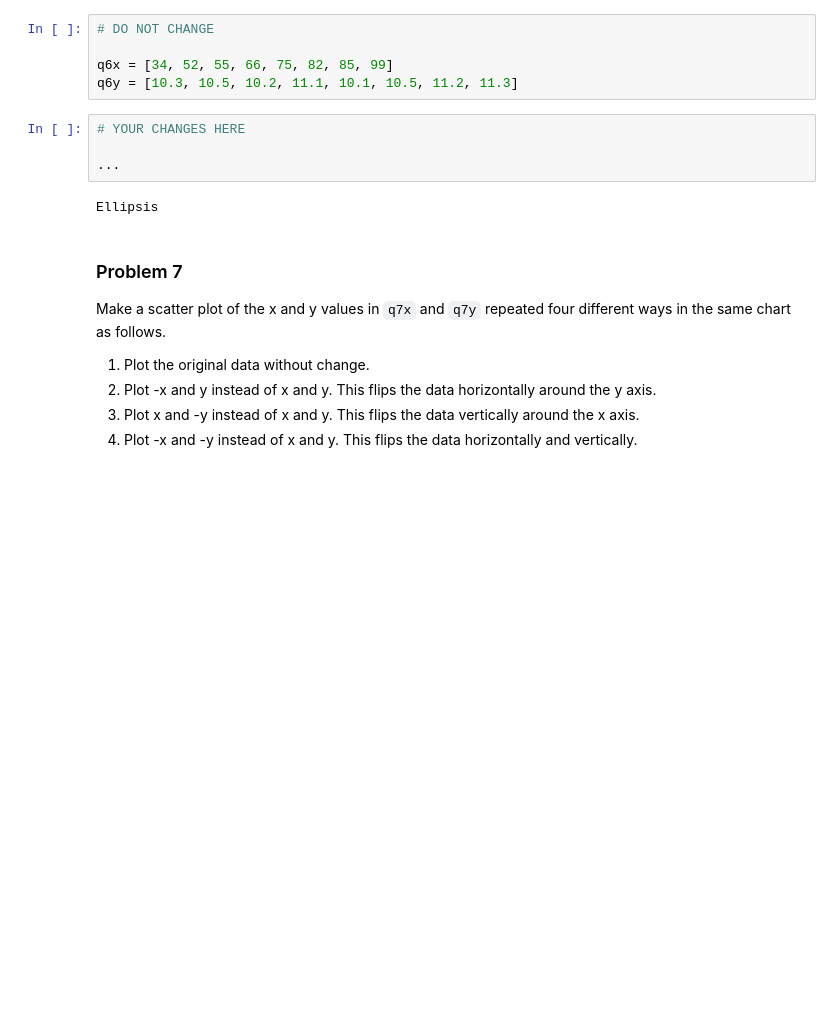
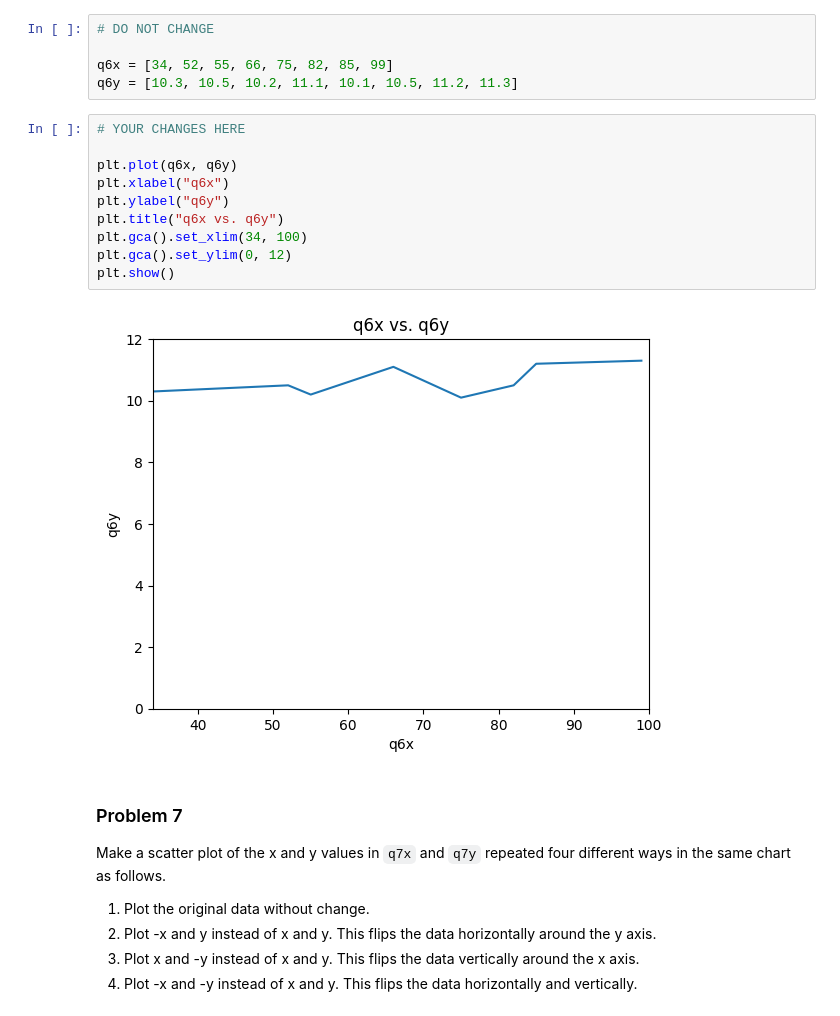
Before and after one commit to alyssantran/dx602-homework-05, a Jupyter notebook: homework.ipynb, the cells around one changed output. Drawn from its saved outputs; the diff is of its cells as text; blank space fills up the shorter version.

```diff
--- a/homework.ipynb
+++ b/homework.ipynb
@@ -157,12 +166,18 @@ Plot the values in `q6x` and `q6y` as x and y values respectively, making sure t
 
 q6x = [34, 52, 55, 66, 75, 82, 85, 99]
 q6y = [10.3, 10.5, 10.2, 11.1, 10.1, 10.5, 11.2, 11.3]
-# %%
-# YOUR CHANGES HERE
-
-...
-# %% [output]
-Ellipsis
+# %%
+# YOUR CHANGES HERE
+
+plt.plot(q6x, q6y)
+plt.xlabel("q6x")
+plt.ylabel("q6y")
+plt.title("q6x vs. q6y")
+plt.gca().set_xlim(34, 100)
+plt.gca().set_ylim(0, 12)
+plt.show()
+# %% [output]
+[figure, added]
 # %% [markdown]
 ### Problem 7
 
```
Also changed, not shown: parts of 30 cells of this notebook, 1 other file.
